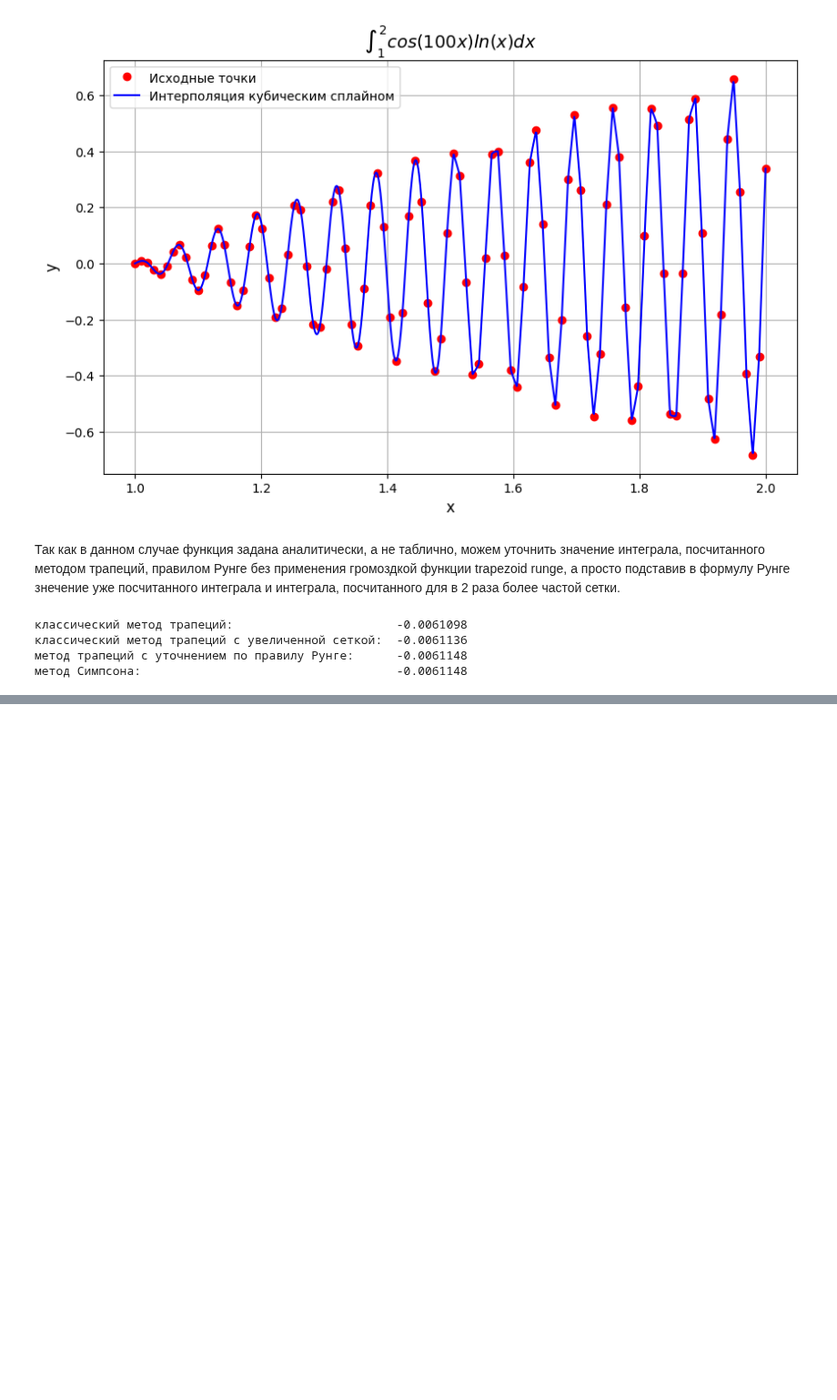
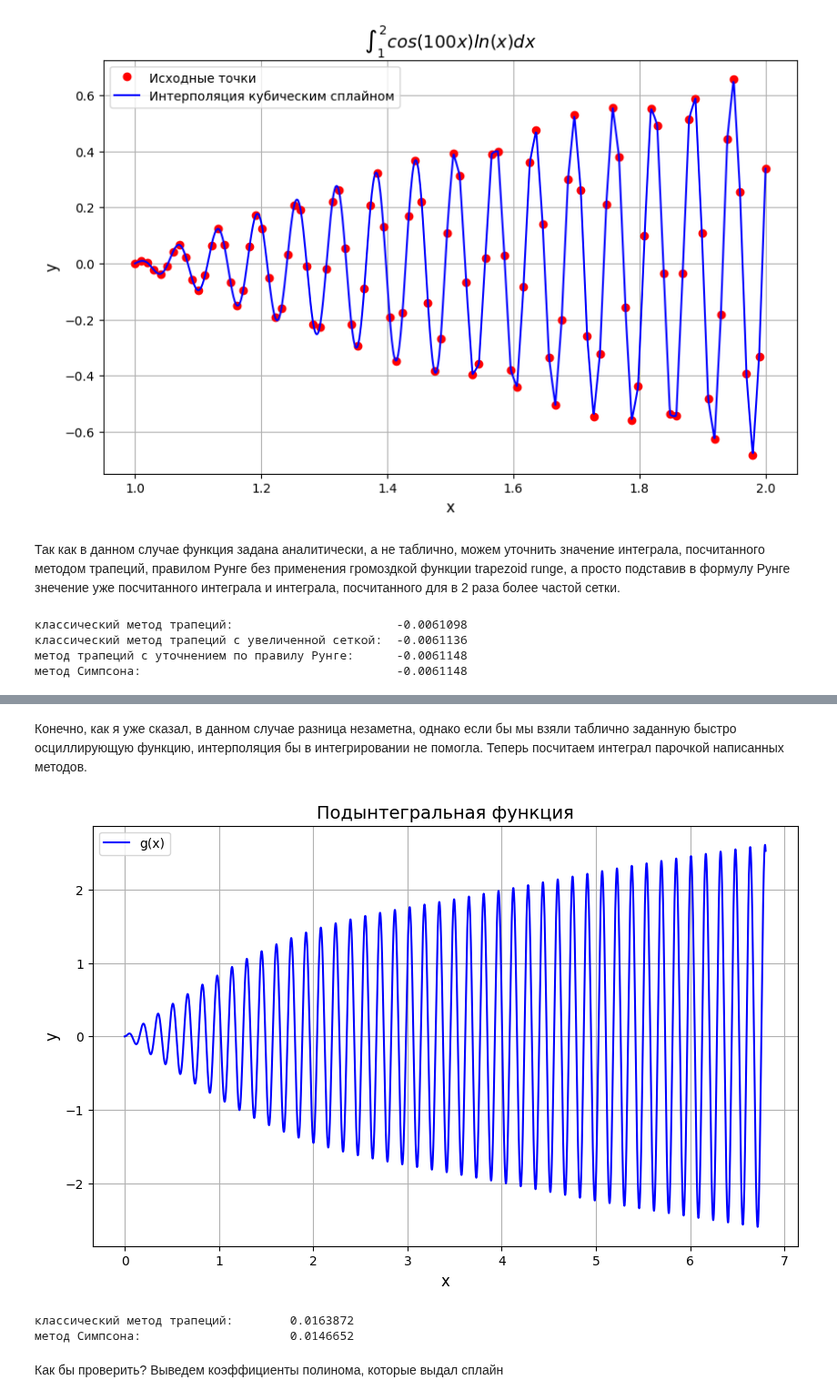
Before and after one commit to oncoming-lane/computational_mathematics, a Jupyter notebook: lab5/lab5.ipynb, the cells around one changed output, grey strips where cells are left out. Shown at 91% size. Drawn from its saved outputs; the diff is of its cells as text; code cells hidden in the pictures; blank space fills up the shorter version.

```diff
--- a/lab5/lab5.ipynb
+++ b/lab5/lab5.ipynb
@@ -351,0 +480,45 @@ print(f"метод Симпсона:                                    {I_simps
+# %% [markdown]
+Конечно, как я уже сказал, в данном случае разница незаметна, однако если бы мы взяли таблично заданную быстро осциллирующую функцию, интерполяция бы в интегрировании не помогла.
+Теперь посчитаем интеграл парочкой написанных методов.
+# %%
+k = 40
+x_int = np.linspace(min(x), max(x), 10000)
+y_int = np.zeros(len(x_int))
+
+for i in range(len(x_dense)):
+    y_int[i] = y_dense[i][0]
+    y_int[i] = y_int[i] * np.sin(k*x_int[i])
+
+
+plt.figure(figsize=(10, 6))
+plt.plot(x_int, y_int, label="g(x)", color = "blue")
+
+plt.title('Подынтегральная функция', fontsize=14)
+plt.xlabel('x', fontsize=12)
+plt.ylabel('y', fontsize=12)
+
+plt.legend()
+plt.grid(True)
+plt.show()
+# %% [output]
+[figure, added]
+# %%
+
+I_trap = float(trapezoid(x_int, y_int).item())
+print(f"классический метод трапеций:        {I_trap:.7f}" )
+
+#вспомним - метод Симпсона работает лишь для четного количества подотрезков
+# так что в ином случае просто удалим последнюю точку, их у нас 10000
+if len(x_int) % 2 == 0:  # Проверяем количество точек
+    x_int = x_int[:-1]
+    y_int = y_int[:-1]
+
+
+I_simpson = float(simpson(x_int, y_int))
+
+print(f"метод Симпсона:                     {I_simpson:.7f}" )
+# %% [output]
+классический метод трапеций:        0.0163872
+метод Симпсона:                     0.0146652
+# %% [markdown]
+Как бы проверить? Выведем коэффициенты полинома, которые выдал сплайн
```
Also changed, not shown: parts of 20 cells of this notebook, 7 other files.
